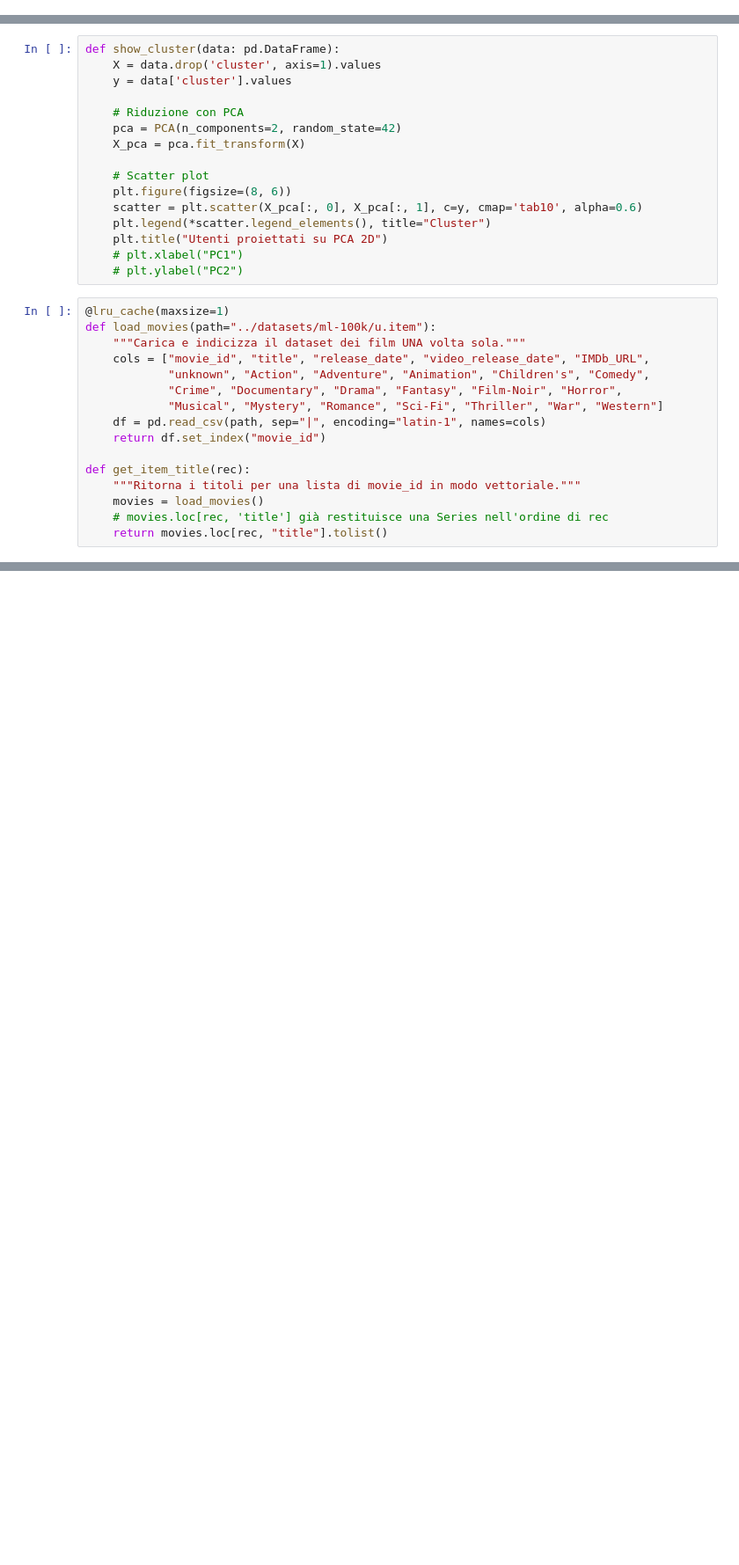
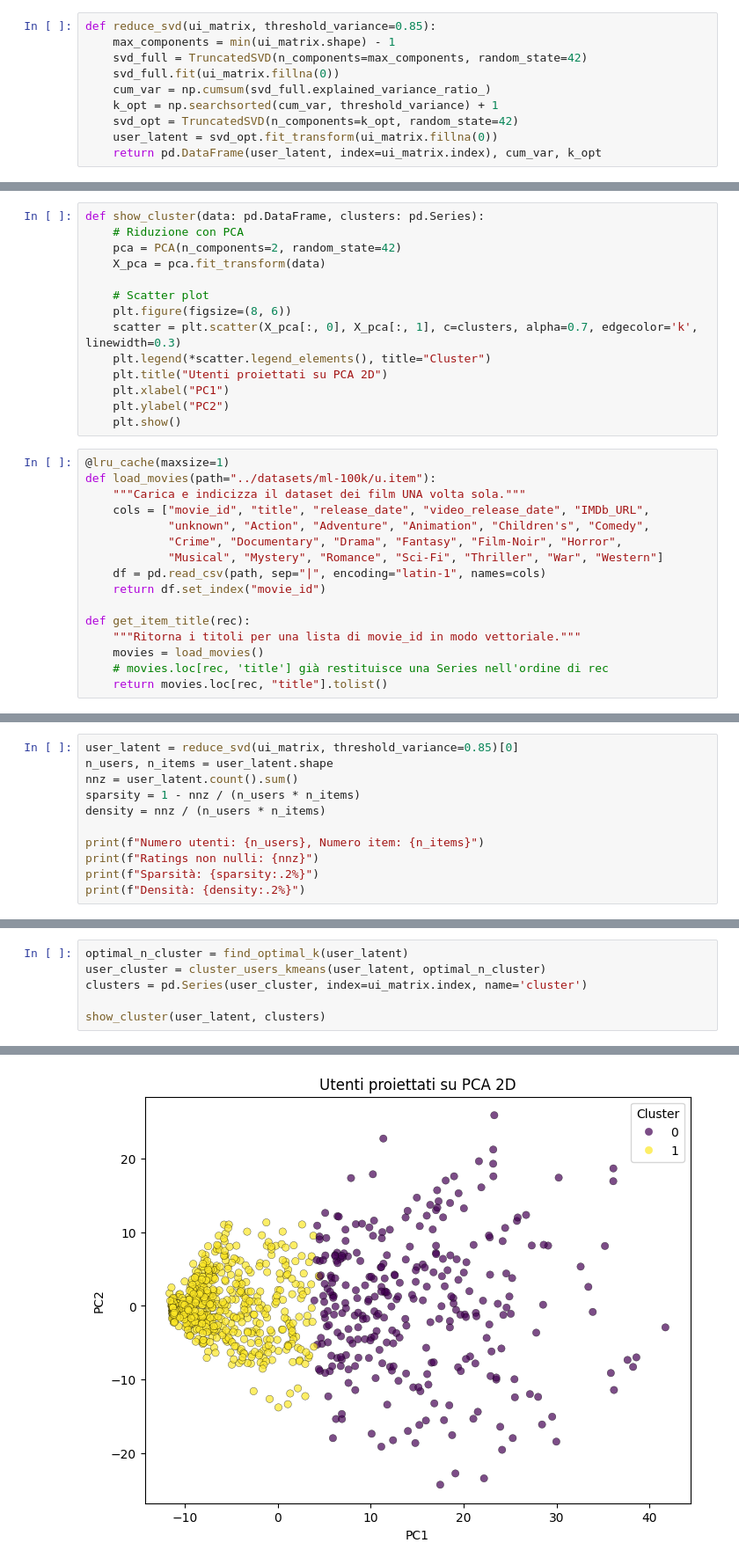
Before and after one commit to ChrisLoc2001/Recommender-Systems, a Jupyter notebook: Collaborative/user-based_ml100k-clustering.ipynb, the cells around one changed output, grey strips where cells are left out. Shown at 88% size. Saved outputs shown, nothing was run; the diff lists cells and outputs as text; blank space fills up the shorter version.

```diff
--- a/Collaborative/user-based_ml100k-clustering.ipynb
+++ b/Collaborative/user-based_ml100k-clustering.ipynb
@@ -21,4 +24,14 @@ def load_data(url) -> pd.DataFrame:
 # Funzione per la creazione della matrice User X Item
 def create_user_item_matrix(df: pd.DataFrame):
     return df.pivot(index='user_id', columns='movie_id', values='rating')
+# %%
+def reduce_svd(ui_matrix, threshold_variance=0.85):
+    max_components = min(ui_matrix.shape) - 1
+    svd_full = TruncatedSVD(n_components=max_components, random_state=42)
+    svd_full.fit(ui_matrix.fillna(0))
+    cum_var = np.cumsum(svd_full.explained_variance_ratio_)
+    k_opt = np.searchsorted(cum_var, threshold_variance) + 1
+    svd_opt = TruncatedSVD(n_components=k_opt, random_state=42)
+    user_latent = svd_opt.fit_transform(ui_matrix.fillna(0))
+    return pd.DataFrame(user_latent, index=ui_matrix.index), cum_var, k_opt
 # %%
@@ -42,19 +62,17 @@ def cluster_users(data, n_clusters):
 # %%
-def show_cluster(data: pd.DataFrame):
-    X = data.drop('cluster', axis=1).values
-    y = data['cluster'].values
-
+def show_cluster(data: pd.DataFrame, clusters: pd.Series):
     # Riduzione con PCA
     pca = PCA(n_components=2, random_state=42)
-    X_pca = pca.fit_transform(X)
+    X_pca = pca.fit_transform(data)
 
     # Scatter plot
     plt.figure(figsize=(8, 6))
-    scatter = plt.scatter(X_pca[:, 0], X_pca[:, 1], c=y, cmap='tab10', alpha=0.6)
+    scatter = plt.scatter(X_pca[:, 0], X_pca[:, 1], c=clusters, alpha=0.7, edgecolor='k', linewidth=0.3)
     plt.legend(*scatter.legend_elements(), title="Cluster")
     plt.title("Utenti proiettati su PCA 2D")
-    # plt.xlabel("PC1")
-    # plt.ylabel("PC2")
+    plt.xlabel("PC1")
+    plt.ylabel("PC2")
+    plt.show()
 # %%
 @lru_cache(maxsize=1)
 def load_movies(path="../datasets/ml-100k/u.item"):
@@ -318,0 +240,11 @@ Recall: 0.2749
+# %%
+user_latent = reduce_svd(ui_matrix, threshold_variance=0.85)[0]
+n_users, n_items = user_latent.shape
+nnz = user_latent.count().sum()
+sparsity = 1 - nnz / (n_users * n_items)
+density = nnz / (n_users * n_items)
+
+print(f"Numero utenti: {n_users}, Numero item: {n_items}")
+print(f"Ratings non nulli: {nnz}")
+print(f"Sparsità: {sparsity:.2%}")
+print(f"Densità: {density:.2%}")
@@ -318,0 +256,7 @@ Recall: 0.2749
+# %%
+optimal_n_cluster = find_optimal_k(user_latent)
+user_cluster = cluster_users_kmeans(user_latent, optimal_n_cluster)
+clusters = pd.Series(user_cluster, index=ui_matrix.index, name='cluster')
+
+show_cluster(user_latent, clusters)
+# %% [output]
@@ -318,0 +264 @@ Recall: 0.2749
+[figure, added]
```
Also changed, not shown: parts of 20 cells of this notebook.
